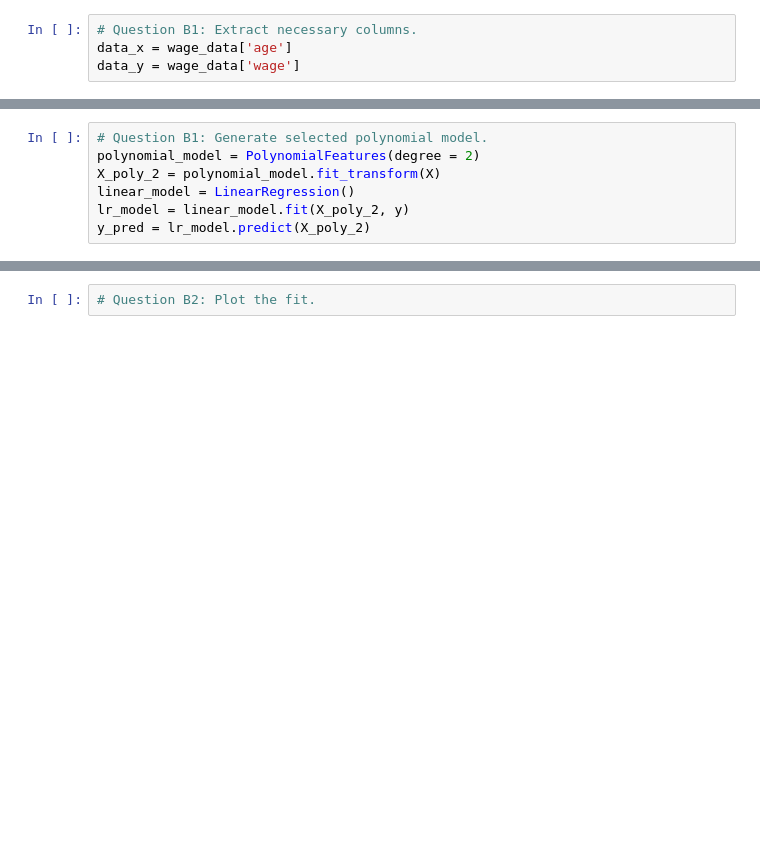
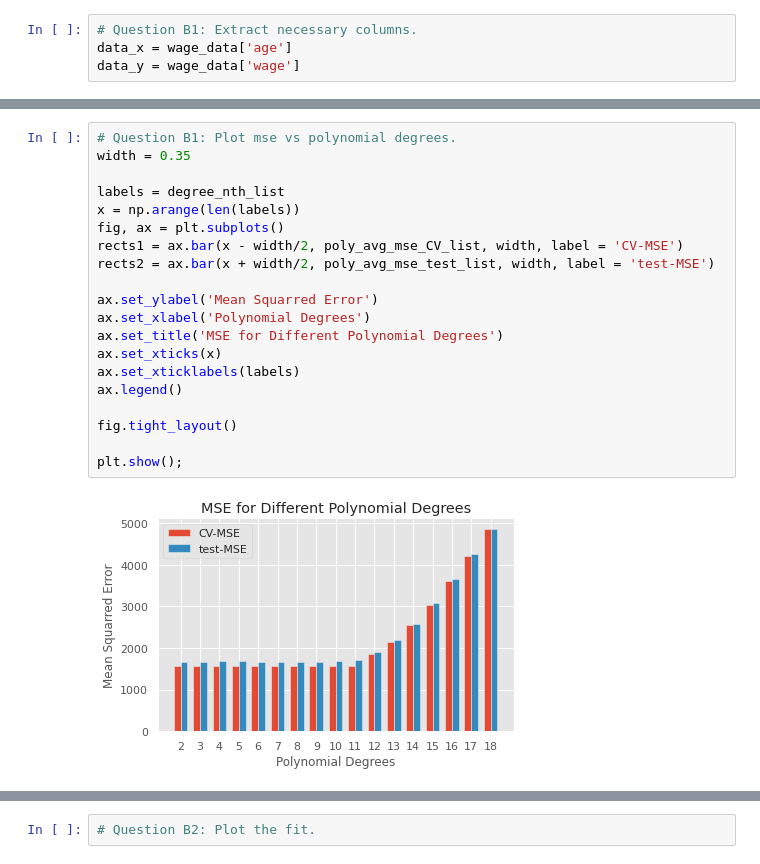
Before and after one commit to ahmedopolis/YCBS-255-Statistical-Machine-Learning, a Jupyter notebook: Assignments/Assignment 3/assignment03_mcgill_ahmedibrahim.ipynb, the cells around one changed output, grey strips where cells are left out. Cells and saved outputs as stored; diff of their text form; blank space fills up the shorter version.

```diff
--- a/Assignments/Assignment 3/assignment03_mcgill_ahmedibrahim.ipynb
+++ b/Assignments/Assignment 3/assignment03_mcgill_ahmedibrahim.ipynb
@@ -373,7 +281,0 @@ Using 5-fold cross-validation, polynomial models of degrees 2 to 18 were tested
-# %%
-# Question B1: Generate selected polynomial model.
-polynomial_model = PolynomialFeatures(degree = 2)
-X_poly_2 = polynomial_model.fit_transform(X)
-linear_model = LinearRegression()
-lr_model = linear_model.fit(X_poly_2, y)
-y_pred = lr_model.predict(X_poly_2)
@@ -379,0 +357,22 @@ y_pred = lr_model.predict(X_poly_2)
+# %%
+# Question B1: Plot mse vs polynomial degrees.
+width = 0.35
+
+labels = degree_nth_list
+x = np.arange(len(labels))
+fig, ax = plt.subplots()
+rects1 = ax.bar(x - width/2, poly_avg_mse_CV_list, width, label = 'CV-MSE')
+rects2 = ax.bar(x + width/2, poly_avg_mse_test_list, width, label = 'test-MSE')
+
+ax.set_ylabel('Mean Squarred Error')
+ax.set_xlabel('Polynomial Degrees')
+ax.set_title('MSE for Different Polynomial Degrees')
+ax.set_xticks(x)
+ax.set_xticklabels(labels)
+ax.legend()
+
+fig.tight_layout()
+
+plt.show();
+# %% [output]
+[figure, added]
```
Also changed, not shown: parts of 66 cells of this notebook, 2 other files.
